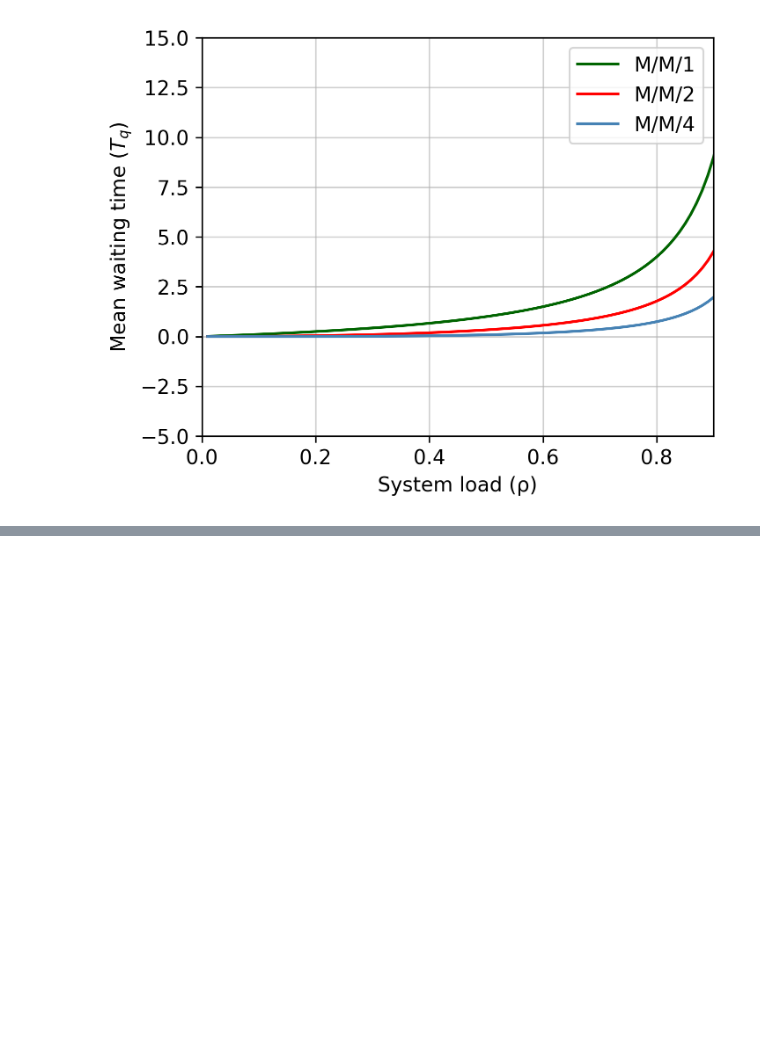
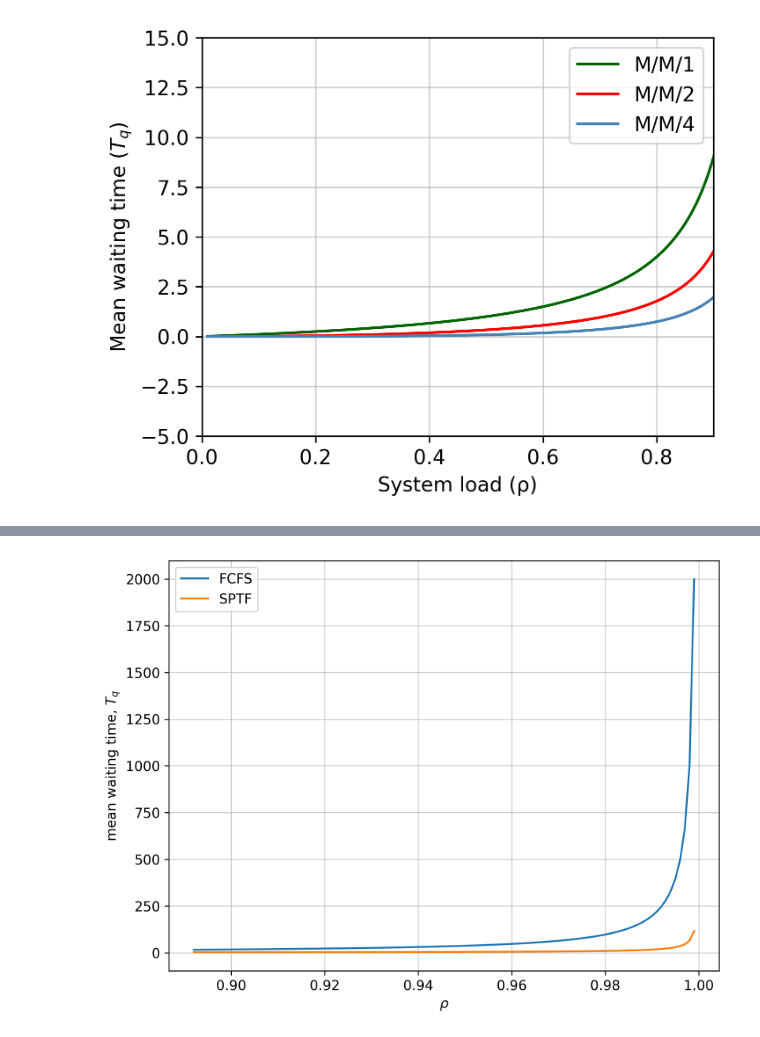
Before and after one commit to loonatick-src/stochastic-sim-2, a Jupyter notebook: analytical_plots.ipynb, the cells around one changed output, grey strips where cells are left out. Saved outputs shown, nothing was run; the diff lists cells and outputs as text; code cells hidden in the pictures; blank space fills up the shorter version.

```diff
--- a/analytical_plots.ipynb
+++ b/analytical_plots.ipynb
@@ -103,0 +100,10 @@ plot_comparison(mean_waiting_times, ρ_values, "MG1_comparisons_09_1.pdf", start
+# %%
+# ≈ 15 second runtime cell
+MM1_fifo_waiting_times = [MM1_waiting_time(λ, μ) for λ in λ_values]
+MM1_sptf_waiting_times = [MM1_sptf_waiting_time(ρ) for ρ in ρ_values]
+waiting_times = np.array([MM1_fifo_waiting_times, MM1_sptf_waiting_times])
+# %%
+labels = ["FCFS", "SPTF"]
+plot_comparison(waiting_times, ρ_values, labels, "MM1_FIFO_SPTF.pdf", start = 9 * (len(ρ_values)//10))
+# %% [output]
+[figure, added]
```
Also changed, not shown: parts of 5 cells of this notebook, 4 other files.
